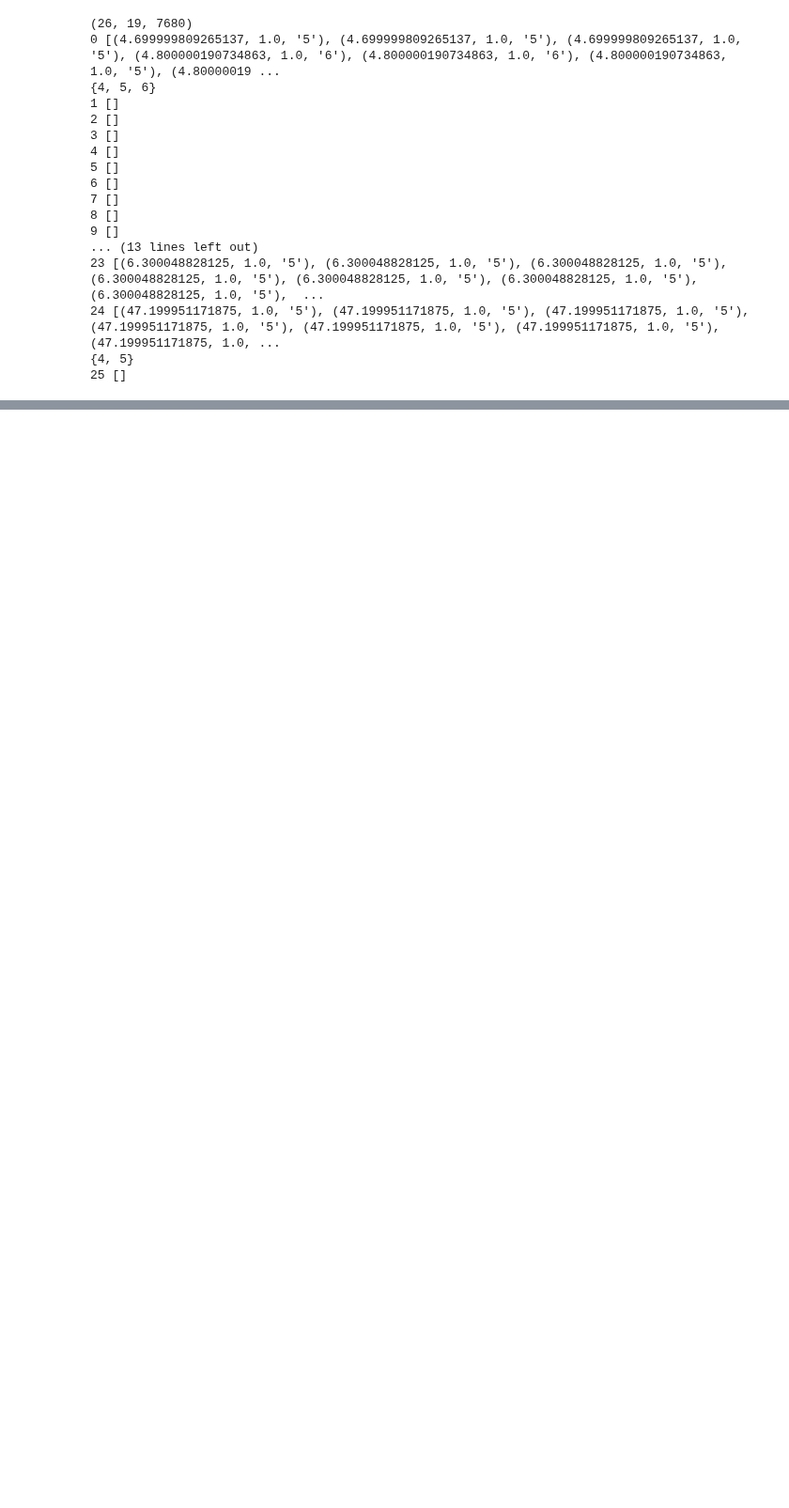
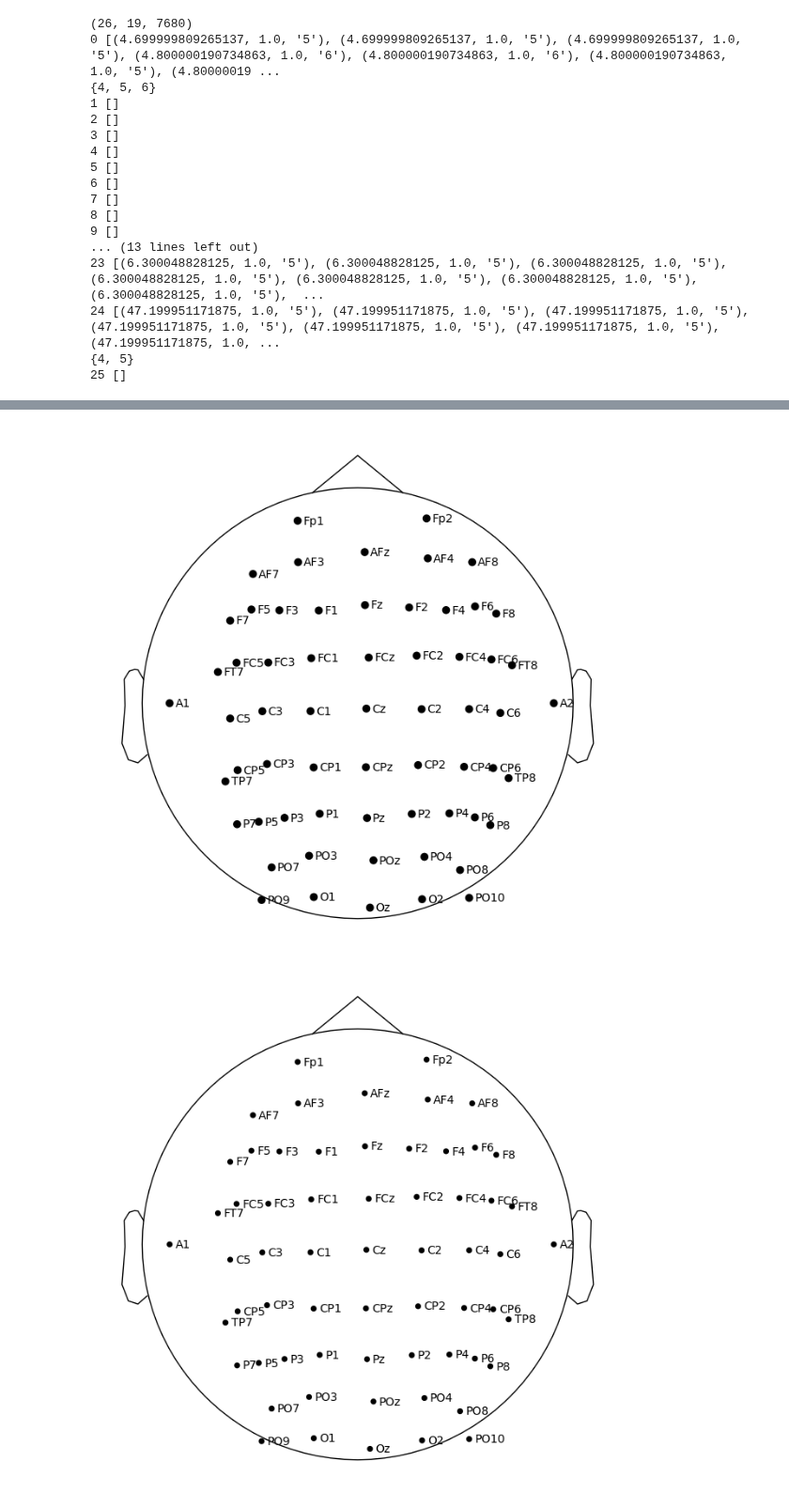
Before and after one commit to MatthewChen37/EEG-Foundation-Model, a Jupyter notebook: Finetuning/finetuningPlayground.ipynb, the cells around one changed output, grey strips where cells are left out. Shown at 94% size. Saved outputs shown, nothing was run; the diff lists cells and outputs as text; code cells hidden in the pictures; blank space fills up the shorter version.

```diff
--- a/Finetuning/finetuningPlayground.ipynb
+++ b/Finetuning/finetuningPlayground.ipynb
@@ -96,0 +89,35 @@ for idx, annotations in enumerate(annotations_per_epoch):
+# %%
+def safe_montage_creation(filename):
+    FID_NAME_MAP = {"Nasion": "nasion", "RPA": "rpa", "LPA": "lpa"}
+    et = ElementTree.parse(filename)
+    sensors = et.find("CapTrakElectrodeList")
+    fids, dig_ch_pos = dict(), dict()
+
+    for s in sensors:
+        name = s.find("Name").text
+
+        is_fid = name in FID_NAME_MAP
+        coordinates = 1e-3 * np.array(
+            [float(s.find("X").text), float(s.find("Y").text), float(s.find("Z").text)]
+        )
+
+        # Fiducials
+        if is_fid:
+            fids[FID_NAME_MAP[name]] = coordinates
+        # EEG Channels
+        else:
+            dig_ch_pos[name] = coordinates
+
+
+        montage = mne.channels.make_dig_montage(ch_pos=dig_ch_pos, coord_frame="unknown", nasion=fids.get("nasion", None), lpa=fids.get("lpa", None), rpa=fids.get("rpa", None))
+
+    excluded_sensors = et.find("ExcludedElectrodes")
+    to_exclude = []
+    for s in excluded_sensors:
+        name = s.text
+        to_exclude.append(name)
+
+    return montage, to_exclude
+# %%
+montage, to_exclude = safe_montage_creation("/home/azureuser/mycontainer/MOBI/SL08-T03/digitizer.bvct")
+print(to_exclude)
@@ -96,0 +266,5 @@ for idx, annotations in enumerate(annotations_per_epoch):
+# %%
+mne.viz.plot_montage(montage)
+# %% [output]
+[figure, added]
+[figure, added]
```
Also changed, not shown: parts of 25 cells of this notebook, 2 other files.
